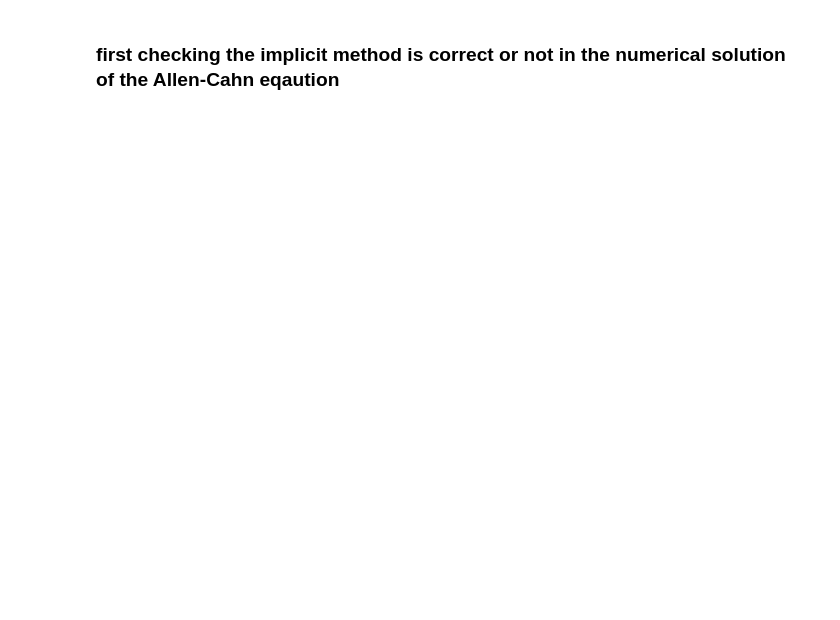
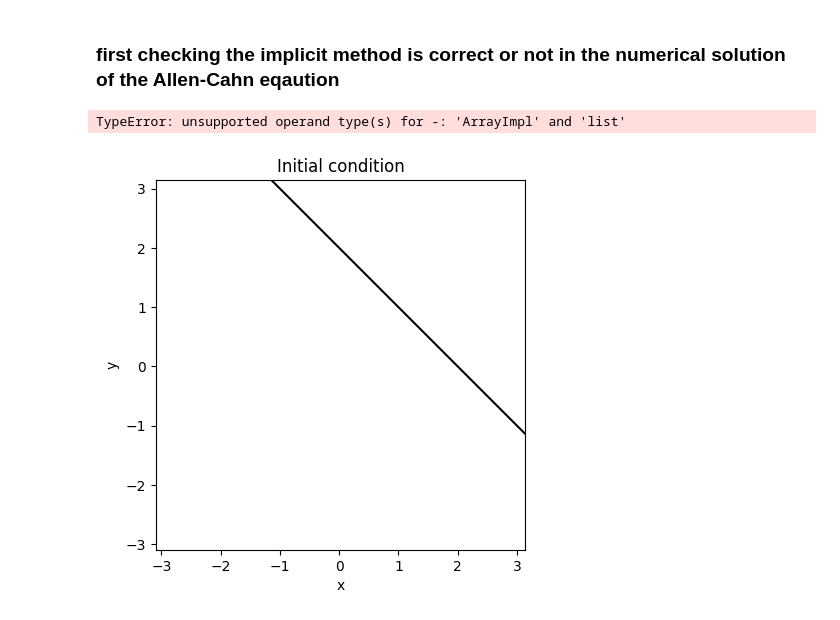
Before and after one commit to manjudhital/master_thesis, a Jupyter notebook: phasefield/physical_loss_implicit.ipynb, the cells around one changed output. Cells and saved outputs as stored; diff of their text form; code cells hidden in the pictures; blank space fills up the shorter version.

```diff
--- a/phasefield/physical_loss_implicit.ipynb
+++ b/phasefield/physical_loss_implicit.ipynb
@@ -1,6 +1,7 @@
 # %% [markdown]
 ### first checking the implicit method is correct or not in the numerical solution of the Allen-Cahn eqaution
 # %%
+
 import jax
 import numpy as np
 import jax.random as random
@@ -58,8 +59,8 @@ cahn = epsillon**2  # Cahn number
 uk = jnp.tanh((2 - sqrt(xx*2 + yy*2)) / (sqrt(2) * epsillon))
 
 # Define the wavenumber in x and y direction in Fourier space
-p = jnp.concatenate([2 * jnp.pi / Lx * jnp.arange(0, Nx // 2), 2 * jnp.pi / Lx * jnp.arange(-Nx // 2, 0)])
-q = jnp.concatenate([2 * jnp.pi / Ly * jnp.arange(0, Ny // 2), 2 * jnp.pi / Ly * jnp.arange(-Ny // 2, 0)])
+p = jnp.concatenate([2 * jnp.pi / Lx * jnp.arange(0, Nx // 2), 2 * jnp.pi / Lx * jnp.arange(-Nx // 2, 0)]).tolist()
+q = jnp.concatenate([2 * jnp.pi / Ly * jnp.arange(0, Ny // 2), 2 * jnp.pi / Ly * jnp.arange(-Ny // 2, 0)]).tolist()
 
 # Square of wavenumber in x and y direction
 p2 = p**2
@@ -78,21 +79,21 @@ plt.ylabel('y')
 
 # Define the nonlinear function and its derivative
 def f(u):
-    return (u**3 - 3 * u)
+    return (u**2 - 1) * u
 
 def f_prime(u):
-    return 3 * u**2 - 3
+    return 3 * u**2 - 1
 
 # Newton's method for implicit scheme
 def newton_method(u_hat, dt, eps, pp2, qq2):
     def residual(u_hat_new):
-        u_new = jfft.ifft2(u_hat_new)
-        u_old = jfft.ifft2(u_hat)
-        return jfft.fft2((u_new - u_old) / dt - jnp.gradient(u_new) + (u_new*3 - u_new) / eps*2)
+        u_new = ifft2(u_hat_new)
+        u_old = ifft2(u_hat)
+        return fft2((u_new - u_old) / dt - jnp.gradient(u_new) + (u_new*3 - u_new) / eps*2)
 
     def jacobian(u_hat_new):
-        u_new = jfft.ifft2(u_hat_new)
-        return jfft.fft2(1 / dt - jnp.gradient(u_new) + (3 * u_new*2 - 1) / eps*2)
+        u_new = ifft2(u_hat_new)
+        return fft2(1 / dt - jnp.gradient(u_new) + (3 * u_new*2 - 1) / eps*2)
 
     u_hat_new = u_hat
     for _ in range(10):  # Newton iteration
@@ -100,30 +101,60 @@ def newton_method(u_hat, dt, eps, pp2, qq2):
         jac = jacobian(u_hat_new)
         u_hat_new = u_hat_new - res / jac
 
     return u_hat_new
+
+# Time stepping
+for iter in range(1, Nt):
+    u_hat = fft2(uk)
+    u_hat = newton_method(u_hat, dt, epsillon, pp2, qq2)
+    uk = ifft2(u_hat)
+    uk = jnp.real(uk)
+
+    if iter == 2000:
+        plt.contour(x, y, jnp.real(uk.T), [0], colors='red')
+        plt.gca().set_aspect('equal', adjustable='box')
+
+    if iter == 4000:
+        plt.contour(x, y, jnp.real(uk.T), [0], colors='green')
+        plt.gca().set_aspect('equal', adjustable='box')
+
+    if iter == 10000:
+        plt.contour(x, y, jnp.real(uk.T), [0], colors='blue')
+        plt.gca().set_aspect('equal', adjustable='box')
+
+    if iter == 20000:
+        plt.contour(x, y, jnp.real(uk.T), [0], colors='red')
+        plt.gca().set_aspect('equal', adjustable='box')
+
+plt.title('Numerical Solutions after iteration ' + str(Nt))
+plt.show()
+
 
 # Time stepping
 for iter in range(1, Nt):
     u_hat = jfft.fft2(uk)
     u_hat = newton_method(u_hat, dt, epsillon, pp2, qq2)
     uk = jfft.ifft2(u_hat)
     uk = jnp.real(uk)
 
     if iter == 2000:
         plt.contour(x, y, jnp.real(uk.T), [0], colors='red')
         plt.gca().set_aspect('equal', adjustable='box')
 
     if iter == 4000:
         plt.contour(x, y, jnp.real(uk.T), [0], colors='green')
         plt.gca().set_aspect('equal', adjustable='box')
 
     if iter == 10000:
         plt.contour(x, y, jnp.real(uk.T), [0], colors='blue')
         plt.gca().set_aspect('equal', adjustable='box')
 
     if iter == 20000:
         plt.contour(x, y, jnp.real(uk.T), [0], colors='red')
         plt.gca().set_aspect('equal', adjustable='box')
 
 plt.title('Numerical Solutions after iteration ' + str(Nt))
 plt.show()
+# %% [output]
+TypeError: unsupported operand type(s) for -: 'ArrayImpl' and 'list'
+[figure, added]
```
Also changed, not shown: parts of 4 cells of this notebook, 5 other files.
